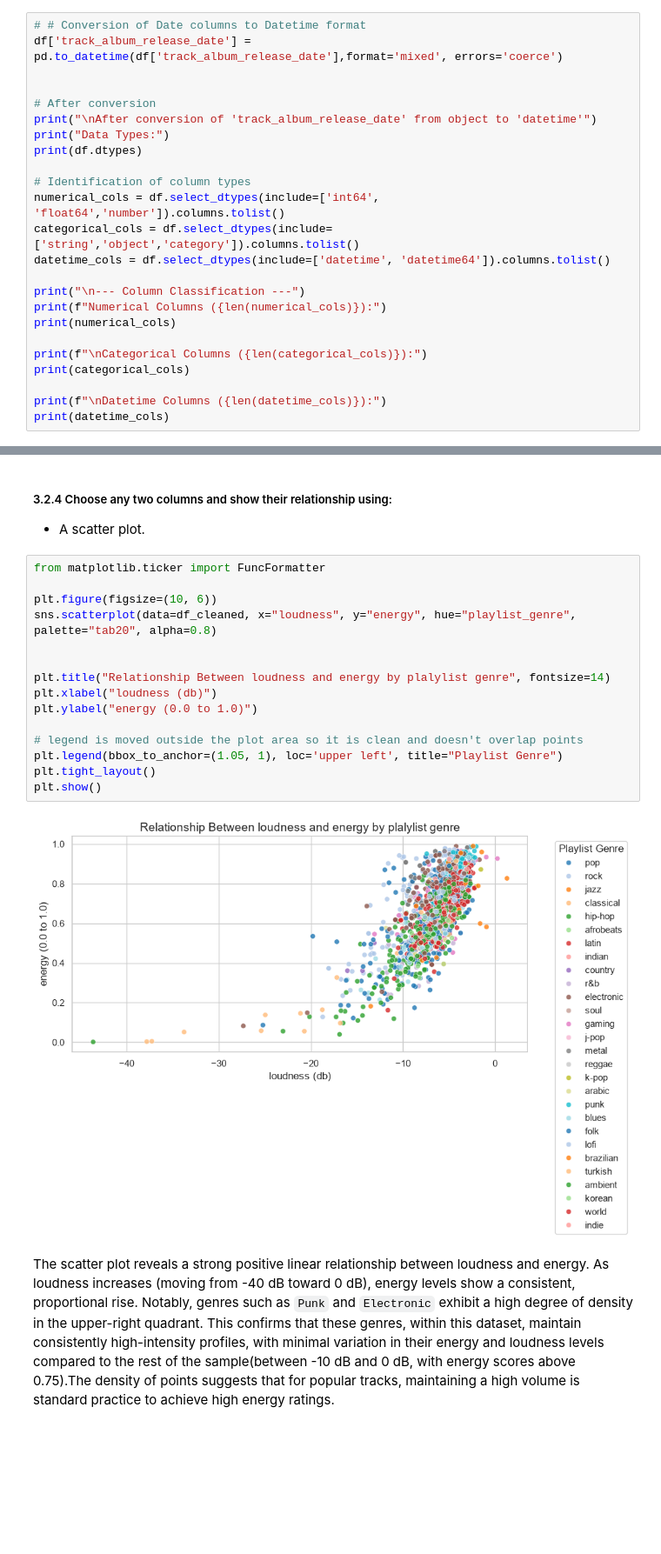
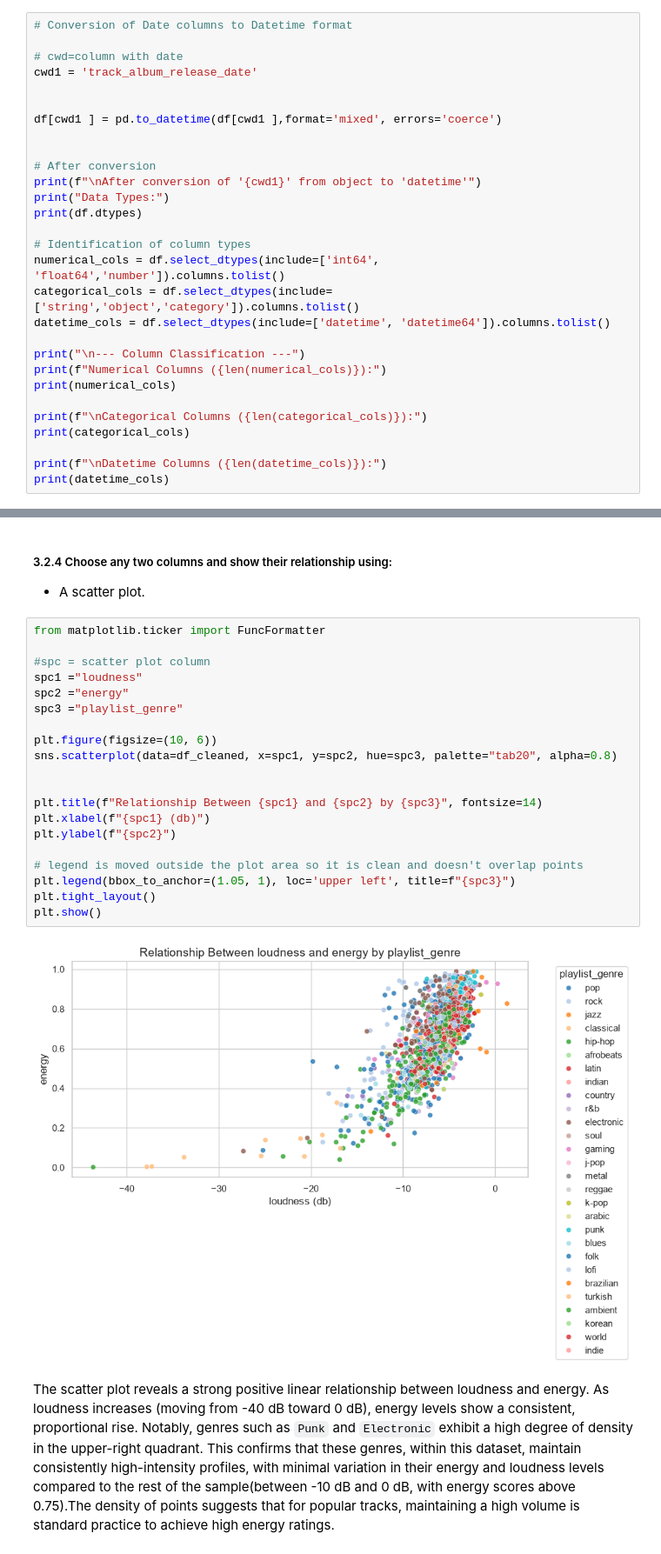
Before and after one commit to sagarmagar977/EDA, a Jupyter notebook: EDA 2/assignment EDA .ipynb, the cells around one changed output, grey strips where cells are left out. Shown at 87% size. Saved outputs shown, nothing was run; the diff lists cells and outputs as text; blank space fills up the shorter version.

```diff
--- a/EDA 2/assignment EDA .ipynb
+++ b/EDA 2/assignment EDA .ipynb
@@ -29,12 +29,17 @@ Total number of columns: 29
 - Categorical
 - Datetime
 # %%
-# # Conversion of Date columns to Datetime format
-df['track_album_release_date'] = pd.to_datetime(df['track_album_release_date'],format='mixed', errors='coerce')
+# Conversion of Date columns to Datetime format
+
+# cwd=column with date
+cwd1 = 'track_album_release_date'
+
+
+df[cwd1 ] = pd.to_datetime(df[cwd1 ],format='mixed', errors='coerce')
 
 
 # After conversion
-print("\nAfter conversion of 'track_album_release_date' from object to 'datetime'")
+print(f"\nAfter conversion of '{cwd1}' from object to 'datetime'")
 print("Data Types:")
 print(df.dtypes)
 
@@ -521,20 +517,25 @@ The correlation value is: 0.69
 # %%
 from matplotlib.ticker import FuncFormatter
 
+#spc = scatter plot column
+spc1 ="loudness"
+spc2 ="energy"
+spc3 ="playlist_genre"
+
 plt.figure(figsize=(10, 6))
-sns.scatterplot(data=df_cleaned, x="loudness", y="energy", hue="playlist_genre", palette="tab20", alpha=0.8)
+sns.scatterplot(data=df_cleaned, x=spc1, y=spc2, hue=spc3, palette="tab20", alpha=0.8)
 
 
-plt.title("Relationship Between loudness and energy by plalylist genre", fontsize=14)
-plt.xlabel("loudness (db)")
-plt.ylabel("energy (0.0 to 1.0)")
+plt.title(f"Relationship Between {spc1} and {spc2} by {spc3}", fontsize=14)
+plt.xlabel(f"{spc1} (db)")
+plt.ylabel(f"{spc2}")
 
 # legend is moved outside the plot area so it is clean and doesn't overlap points
-plt.legend(bbox_to_anchor=(1.05, 1), loc='upper left', title="Playlist Genre")
+plt.legend(bbox_to_anchor=(1.05, 1), loc='upper left', title=f"{spc3}")
 plt.tight_layout()
 plt.show()
 # %% [output]
-[figure, old version]
+[figure, new version]
 # %% [markdown]
 The scatter plot reveals a strong positive linear relationship between loudness and energy. As loudness increases (moving from -40 dB toward 0 dB), energy levels show a consistent, proportional rise. Notably, genres such as `Punk` and `Electronic` exhibit a high degree of density in the upper-right quadrant. This confirms that these genres, within this dataset, maintain consistently high-intensity profiles, with minimal variation in their energy and loudness levels compared to the rest of the sample(between -10 dB and 0 dB, with energy scores above 0.75).The density of points suggests that for popular tracks, maintaining a high volume is standard practice to achieve high energy ratings.
 # %% [markdown]
```
Also changed, not shown: parts of 21 cells of this notebook, 1 other file.
